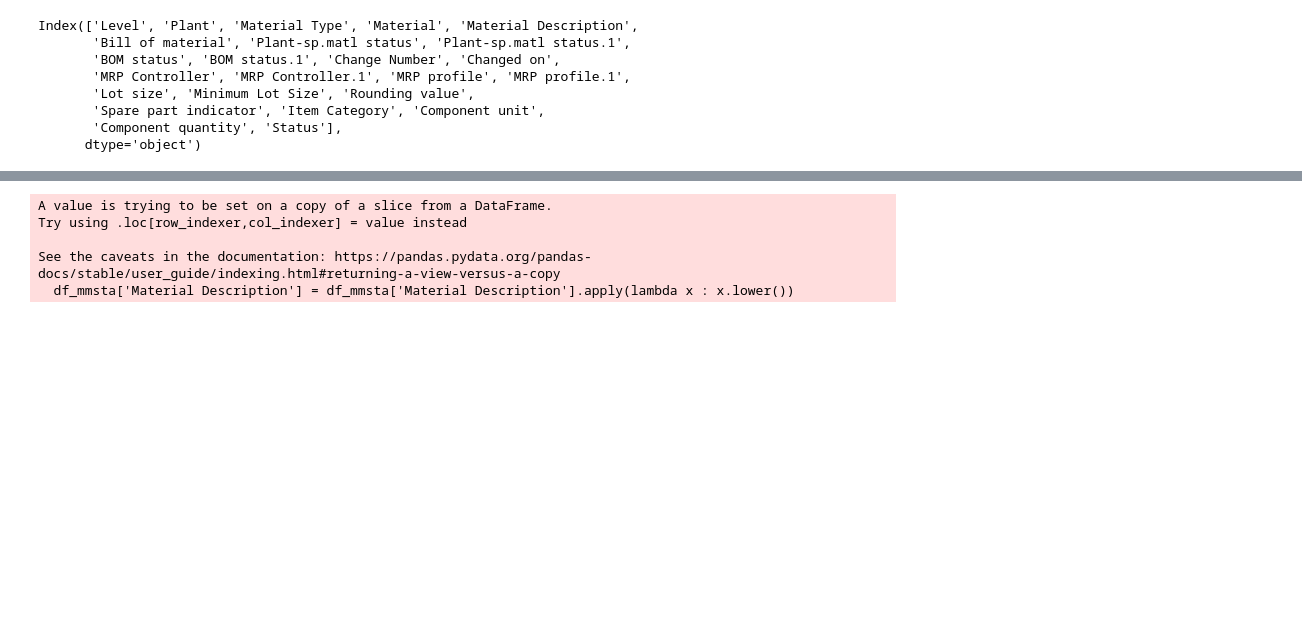
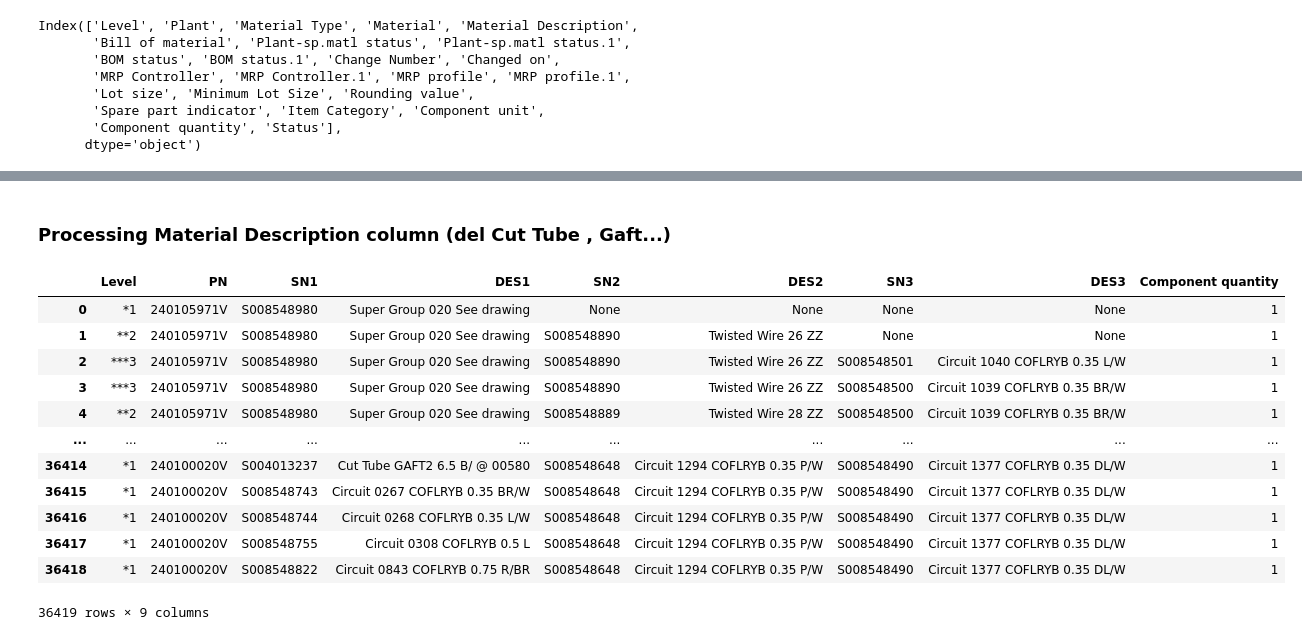
Before and after one commit to Abdelhamid2c/Automation-of-Data-Integration, a Jupyter notebook: Notebooks/MMSTA_separator_Pandas.ipynb, the cells around one changed output, grey strips where cells are left out. Cells and saved outputs as stored; diff of their text form; code cells hidden in the pictures; blank space fills up the shorter version.

```diff
--- a/Notebooks/MMSTA_separator_Pandas.ipynb
+++ b/Notebooks/MMSTA_separator_Pandas.ipynb
@@ -34,4 +34,4 @@ Index(['Level', 'Plant', 'Material Type', 'Material', 'Material Description',
        'Component quantity', 'Status'],
       dtype='object')
 # %%
-df_mmsta = df_mmsta[['Level', 'Material Type' , 'Material', 'Material Description', 'Component quantity', 'Status']]
+df_mmsta = df_mmsta[['Level', 'Material Type' , 'Material', 'Material Description', 'Component quantity']]
@@ -38,5 +40,6 @@ df_mmsta = df_mmsta[['Level', 'Material Type' , 'Material', 'Material Descriptio
 # %%
 def add_columns(df):
+    global cols_to_add
     cols_to_add = ['PN','SN1','DES1', 'SN2','DES2', 'SN3','DES3']
     col_index = df.columns.get_loc('Material Description') + 1
     for i, col in enumerate(cols_to_add):
@@ -75,16 +82,3 @@ df_mmsta = Fill('0')
 def delete_YFG_YDM():
     return df_mmsta[~df_mmsta['Material Type'].isin(['YFG', 'YDM'])]
 df_mmsta = delete_YFG_YDM()
-# %%
-def delete_cut_tube_Material_desc():
-    df_mmsta['Material Description'] = df_mmsta['Material Description'].apply(lambda x : x.lower())
-    df_mmsta[df_mmsta['Material Description'].apply(lambda x : 'cut tube' not in x)]
-    return df_mmsta
-
-df_mmsta = delete_cut_tube_Material_desc()
-# %% [output]
-A value is trying to be set on a copy of a slice from a DataFrame.
-Try using .loc[row_indexer,col_indexer] = value instead
-
-See the caveats in the documentation: https://pandas.pydata.org/pandas-docs/stable/user_guide/indexing.html#returning-a-view-versus-a-copy
-  df_mmsta['Material Description'] = df_mmsta['Material Description'].apply(lambda x : x.lower())
@@ -92,0 +85,13 @@ df_mmsta = df_mmsta.reset_index()
+# %% [markdown]
+### Processing Material Description column (del Cut Tube , Gaft...)
+# %%
+def del_vals(mat_desc : str):
+    vals_to_del = ['ctgf', 'gaft', 'cut tube']
+    for v in vals_to_del:
+        if v in mat_desc.lower():
+            return False
+    return True
+
+proccessed_log = df_mmsta['Material Description'].apply(del_vals)
+
+df_mmsta = df_mmsta[proccessed_log].reset_index(drop=True)
@@ -118,3 +131,20 @@ df_mmsta = Fill_with_col('***3', ['SN3','DES3'], df_mmsta)
 # %%
 if 'index' in df_mmsta.columns:
     df_mmsta = df_mmsta.drop(columns='index')
+df_mmsta = df_mmsta[['Level' ,'PN','SN1','DES1','SN2','DES2','SN3','DES3', 'Component quantity']]
+
+df_mmsta
+# %% [output]
+|  | Level | PN | SN1 | DES1 | SN2 | DES2 | SN3 | DES3 | Component quantity |
+| 0 | *1 | 240105971V | S008548980 | Super Group 020 See drawing | None | None | None | None | 1 |
+| 1 | **2 | 240105971V | S008548980 | Super Group 020 See drawing | S008548890 | Twisted Wire 26 ZZ | None | None | 1 |
+| 2 | ***3 | 240105971V | S008548980 | Super Group 020 See drawing | S008548890 | Twisted Wire 26 ZZ | S008548501 | Circuit 1040 COFLRYB 0.35 L/W | 1 |
+| 3 | ***3 | 240105971V | S008548980 | Super Group 020 See drawing | S008548890 | Twisted Wire 26 ZZ | S008548500 | Circuit 1039 COFLRYB 0.35 BR/W | 1 |
+| 4 | **2 | 240105971V | S008548980 | Super Group 020 See drawing | S008548889 | Twisted Wire 28 ZZ | S008548500 | Circuit 1039 COFLRYB 0.35 BR/W | 1 |
+| ... | ... | ... | ... | ... | ... | ... | ... | ... | ... |
+| 36414 | *1 | 240100020V | S004013237 | Cut Tube GAFT2 6.5 B/ @ 00580 | S008548648 | Circuit 1294 COFLRYB 0.35 P/W | S008548490 | Circuit 1377 COFLRYB 0.35 DL/W | 1 |
+| 36415 | *1 | 240100020V | S008548743 | Circuit 0267 COFLRYB 0.35 BR/W | S008548648 | Circuit 1294 COFLRYB 0.35 P/W | S008548490 | Circuit 1377 COFLRYB 0.35 DL/W | 1 |
+| 36416 | *1 | 240100020V | S008548744 | Circuit 0268 COFLRYB 0.35 L/W | S008548648 | Circuit 1294 COFLRYB 0.35 P/W | S008548490 | Circuit 1377 COFLRYB 0.35 DL/W | 1 |
+| 36417 | *1 | 240100020V | S008548755 | Circuit 0308 COFLRYB 0.5 L | S008548648 | Circuit 1294 COFLRYB 0.35 P/W | S008548490 | Circuit 1377 COFLRYB 0.35 DL/W | 1 |
+| 36418 | *1 | 240100020V | S008548822 | Circuit 0843 COFLRYB 0.75 R/BR | S008548648 | Circuit 1294 COFLRYB 0.35 P/W | S008548490 | Circuit 1377 COFLRYB 0.35 DL/W | 1 |
+36419 rows × 9 columns
```
Also changed, not shown: parts of 15 cells of this notebook, 2 other files.
